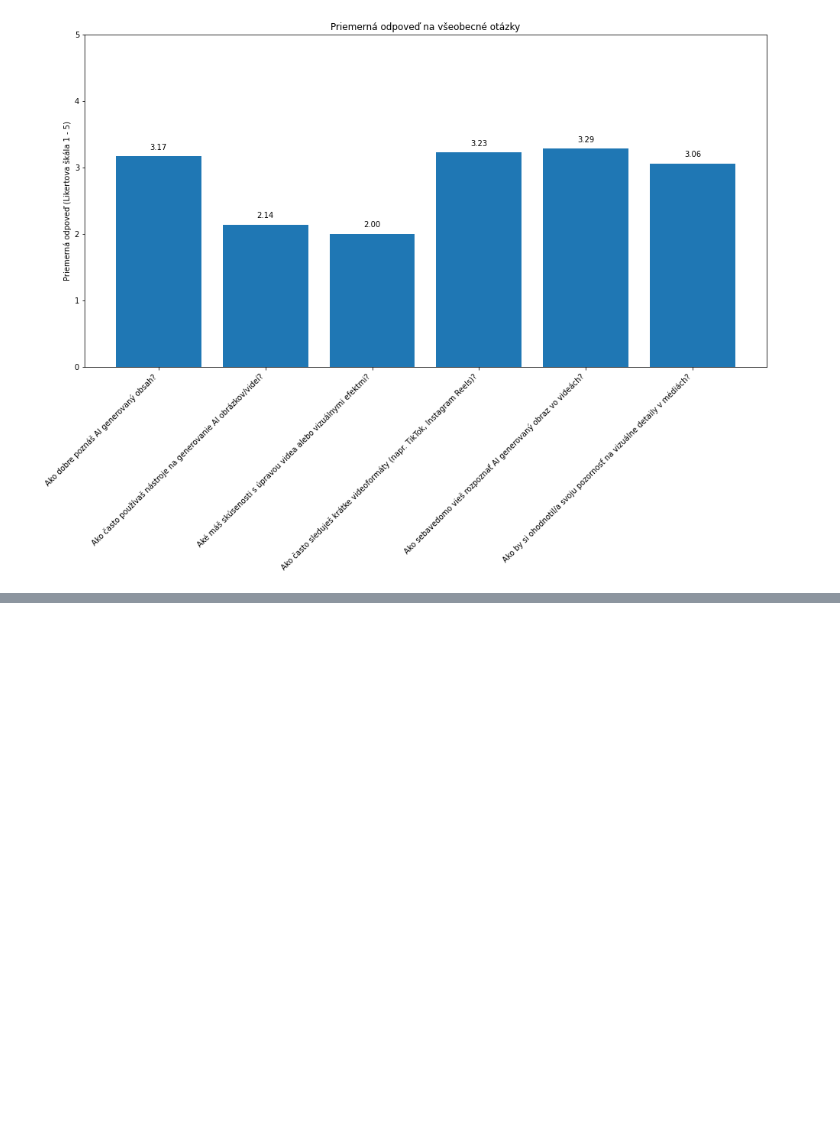
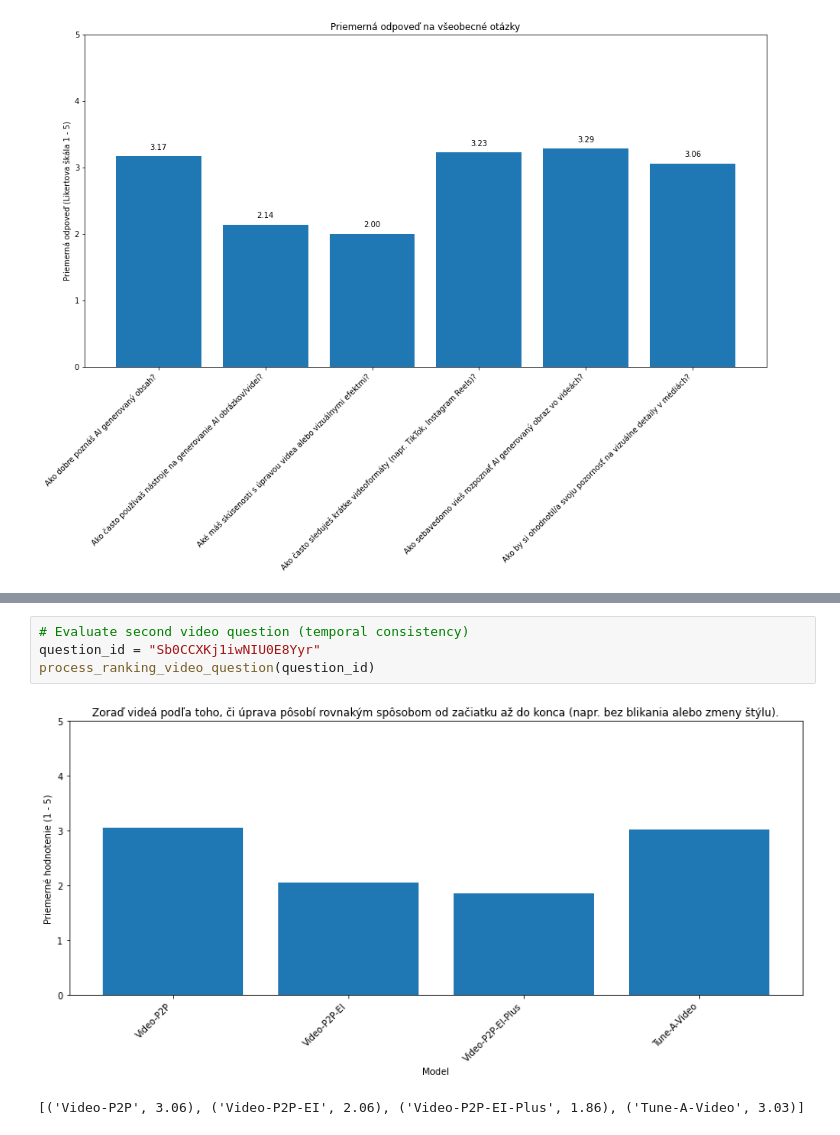
Before and after one commit to marrb/DIP, a Jupyter notebook: data_processing/user_study_results_processing/process_questions.ipynb, the cells around one changed output, grey strips where cells are left out. Drawn from its saved outputs; the diff is of its cells as text; blank space fills up the shorter version.

```diff
--- a/data_processing/user_study_results_processing/process_questions.ipynb
+++ b/data_processing/user_study_results_processing/process_questions.ipynb
@@ -41,0 +141,7 @@ General Answers: 210
+# %%
+# Evaluate second video question (temporal consistency)
+question_id = "Sb0CCXKj1iwNIU0E8Yyr"
+process_ranking_video_question(question_id)
+# %% [output]
+[figure, added]
+[('Video-P2P', 3.06), ('Video-P2P-EI', 2.06), ('Video-P2P-EI-Plus', 1.86), ('Tune-A-Video', 3.03)]
```
Also changed, not shown: parts of 4 cells of this notebook, 2 other files.
